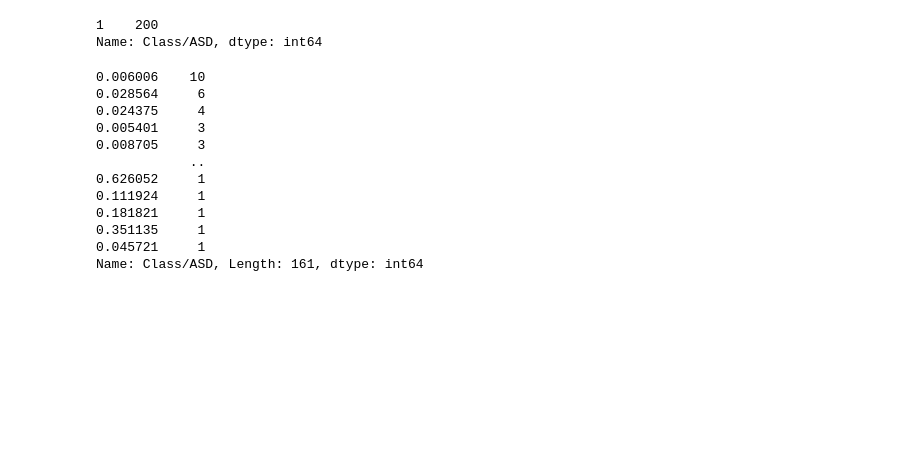
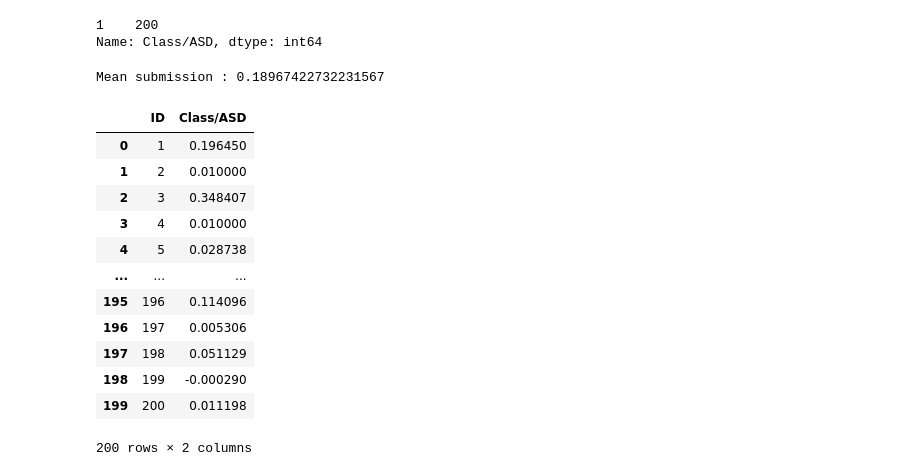
Before and after one commit to bchryzal/Autism-Prediction, a Jupyter notebook: autism-prediction-in-adults-flaml.ipynb, the cells around one changed output. Cells and saved outputs as stored; diff of their text form; code cells hidden in the pictures; blank space fills up the shorter version.

```diff
--- a/autism-prediction-in-adults-flaml.ipynb
+++ b/autism-prediction-in-adults-flaml.ipynb
@@ -87,5 +88,5 @@ train.describe()
 | 75% | 600.2500 | 1.000000 | 1.000000 | 1.000000 | 1.00000 | 1.000000 | 1.000000 | 1.000000 | 1.000000 | 1.000000 | ... |
 | max | 800.0000 | 1.000000 | 1.000000 | 1.000000 | 1.00000 | 1.000000 | 1.000000 | 1.000000 | 1.000000 | 1.000000 | ... |
 # %%
-for col in test.columns:
-    print(test[col].value_counts())
+#for col in test.columns:
+#    print(test[col].value_counts())
@@ -267,3 +230,3 @@ X_train, X_test, y_train, y_test = train_test_split(X, y, test_size=0.20, random
 # %%
-automl.fit(X, y, task="regression", metric='rmse', time_budget=1200) # 20 min
+automl.fit(X, y, task="regression", metric='rmse', time_budget=1800) # 30 min
 # %% [output]
@@ -349,17 +304,21 @@ Name: Class/ASD, dtype: int64
 # %%
 sub['Class/ASD'] = pred
 sub.to_csv('submission.csv', index=False)
-sub['Class/ASD'].value_counts()
+
+print('Mean submission :', sub['Class/ASD'].mean(), '\n')
+sub
 # %% [output]
-0.006006    10
-0.028564     6
-0.024375     4
-0.005401     3
-0.008705     3
-            ..
-0.626052     1
-0.111924     1
-0.181821     1
-0.351135     1
-0.045721     1
-Name: Class/ASD, Length: 161, dtype: int64
+Mean submission : 0.18967422732231567
+|  | ID | Class/ASD |
+| 0 | 1 | 0.196450 |
+| 1 | 2 | 0.010000 |
+| 2 | 3 | 0.348407 |
+| 3 | 4 | 0.010000 |
+| 4 | 5 | 0.028738 |
+| ... | ... | ... |
+| 195 | 196 | 0.114096 |
+| 196 | 197 | 0.005306 |
+| 197 | 198 | 0.051129 |
+| 198 | 199 | -0.000290 |
+| 199 | 200 | 0.011198 |
+200 rows × 2 columns
```
Also changed, not shown: parts of 23 cells of this notebook.
